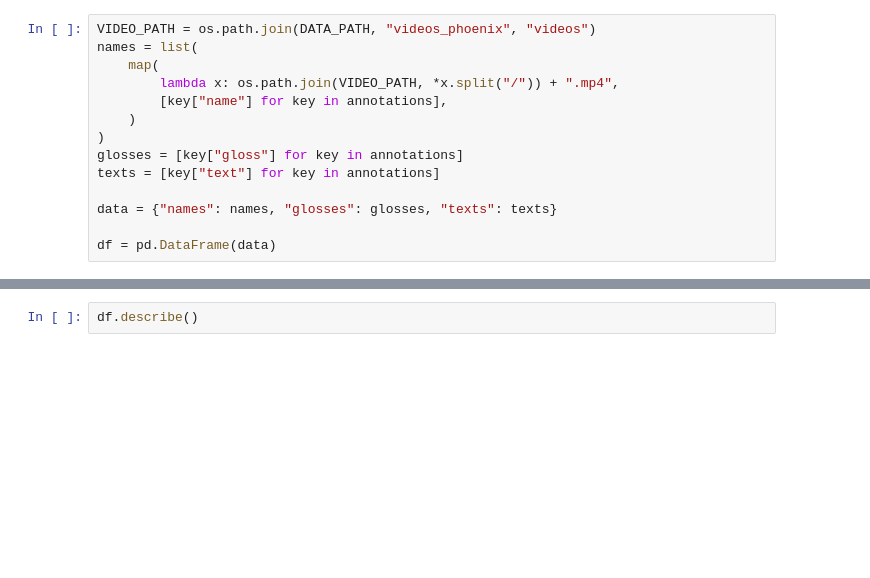
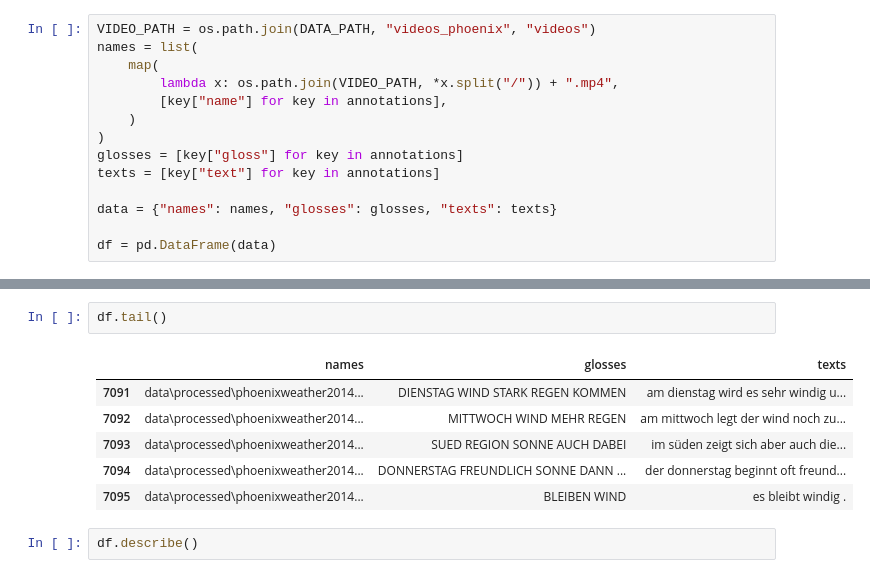
Before and after one commit to AlexPham0209/asl-cnn-transformer, a Jupyter notebook: asl_research/data/exploration.ipynb, the cells around one changed output, grey strips where cells are left out. Drawn from its saved outputs; the diff is of its cells as text; blank space fills up the shorter version.

```diff
--- a/asl_research/data/exploration.ipynb
+++ b/asl_research/data/exploration.ipynb
@@ -59,3 +48,12 @@ print(df.head(5))
+# %%
+df.tail()
+# %% [output]
+|  | names | glosses | texts |
+| 7091 | data\processed\phoenixweather2014... | DIENSTAG WIND STARK REGEN KOMMEN | am dienstag wird es sehr windig u... |
+| 7092 | data\processed\phoenixweather2014... | MITTWOCH WIND MEHR REGEN | am mittwoch legt der wind noch zu... |
+| 7093 | data\processed\phoenixweather2014... | SUED REGION SONNE AUCH DABEI | im süden zeigt sich aber auch die... |
+| 7094 | data\processed\phoenixweather2014... | DONNERSTAG FREUNDLICH SONNE DANN ... | der donnerstag beginnt oft freund... |
+| 7095 | data\processed\phoenixweather2014... | BLEIBEN WIND | es bleibt windig . |
 # %%
 df.describe()
 # %% [output]
```
Also changed, not shown: parts of 17 cells of this notebook.
